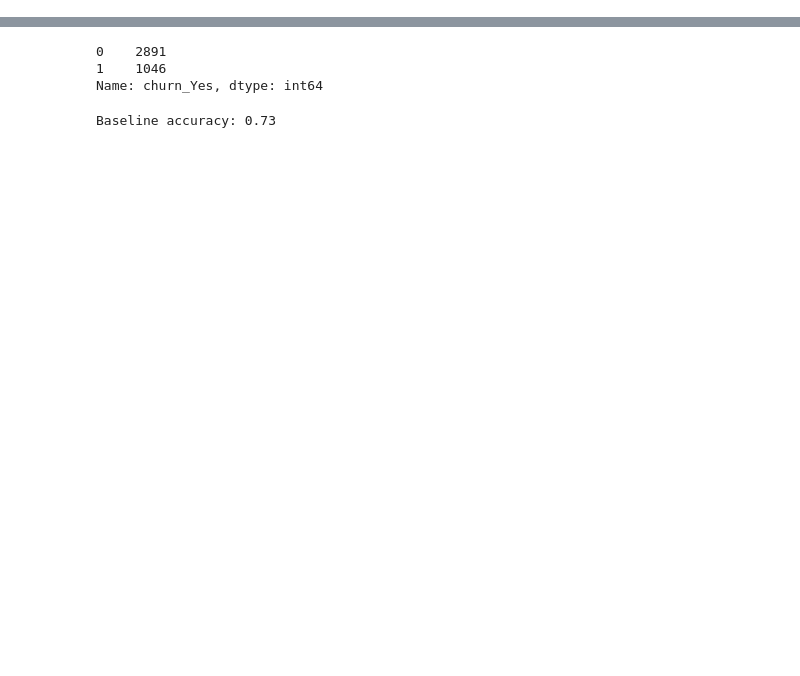
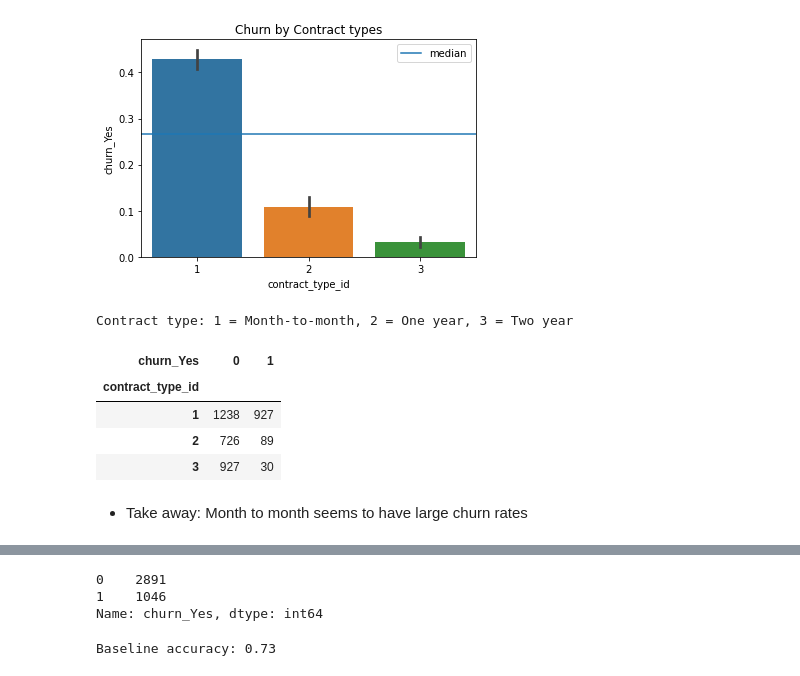
Before and after one commit to EribertoContreras/predicting_telco_churn, a Jupyter notebook: Predicting_Telco_Churn.ipynb, the cells around one changed output, grey strips where cells are left out. Drawn from its saved outputs; the diff is of its cells as text; code cells hidden in the pictures; blank space fills up the shorter version.

```diff
--- a/Predicting_Telco_Churn.ipynb
+++ b/Predicting_Telco_Churn.ipynb
@@ -73,0 +219,19 @@ y_test = test.churn_Yes
+# %%
+plt.title("Churn by Contract types")
+sns.barplot(x="contract_type_id", y="churn_Yes", data=train)
+churn_rate = train.churn.mean()
+plt.axhline(churn_rate, label="median")
+plt.legend()
+plt.show()
+print("Contract type: 1 = Month-to-month, 2 = One year, 3 = Two year")
+pd.crosstab(train.contract_type_id, train.churn_Yes)
+# %% [output]
+[figure, added]
+Contract type: 1 = Month-to-month, 2 = One year, 3 = Two year
+| churn_Yes | 0 | 1 |
+| contract_type_id |  |  |
+| 1 | 1238 | 927 |
+| 2 | 726 | 89 |
+| 3 | 927 | 30 |
+# %% [markdown]
+- Take away: Month to month seems to have large churn rates
```
Also changed, not shown: parts of 56 cells of this notebook, 1 other file.
